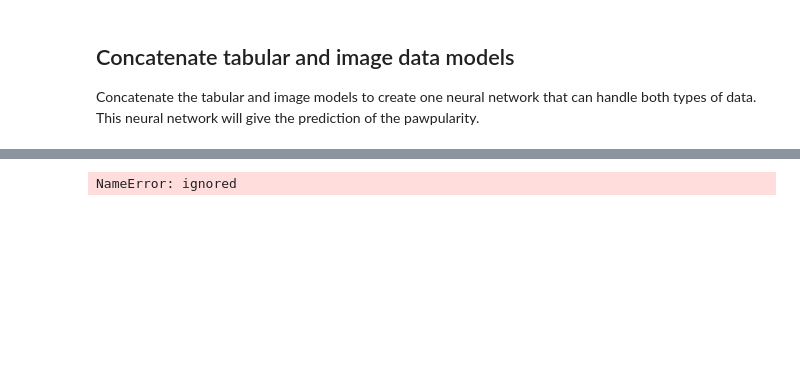
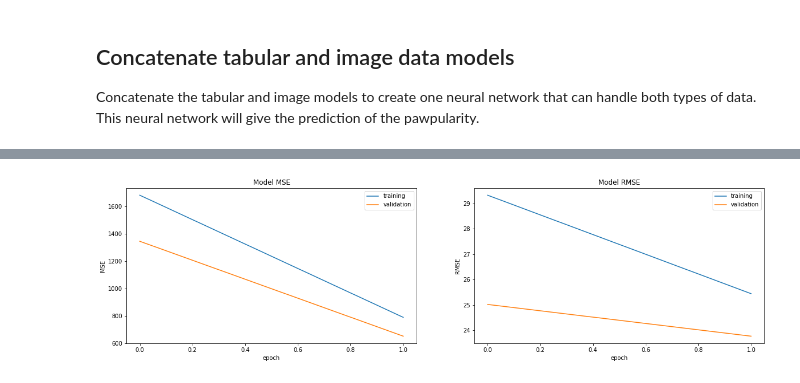
Before and after one commit to ilsefeenstra/CassBenteDemiIlse, a Jupyter notebook: code/Milestone_4/K_fold_grafiekje.ipynb, the cells around one changed output, grey strips where cells are left out. Saved outputs shown, nothing was run; the diff lists cells and outputs as text; code cells hidden in the pictures; blank space fills up the shorter version.

```diff
--- a/code/Milestone_4/K_fold_grafiekje.ipynb
+++ b/code/Milestone_4/K_fold_grafiekje.ipynb
@@ -382,11 +336,13 @@ def train_and_evaluate(model, image_x, tabular_x, train_y, x_val_tabular, x_val_
     history = model.fit(train_gen.flow([image_x, tabular_x], train_y), epochs = epochs, validation_data=val_gen.flow([x_val_imgs, x_val_tabular], val_y))
 
     # Plot the loss and metric
-    plot_loss(history)
+    # plot_loss(history)
 
 
 
-    print(f"Validation Accuracy: {model.evaluate(val_gen.flow([x_val_imgs, x_val_tabular], val_y))[1]}")
+    # print(f"Validation Accuracy: {model.evaluate(val_gen.flow([x_val_imgs, x_val_tabular], val_y))[1]}")
+
+    return history
 # %%
 from sklearn.model_selection import KFold
 
@@ -397,7 +353,7 @@ def k_fold(num_folds, x_tabular, y, x_imgs, model1, model2, epochs=20, preproces
     and then the model is trained on the data, where a different batch is the
     validation data each time.
     """
-    losses = pd.DataFrame()
+    losses = {}
 
     # Create kfold object to later split the data
     kfold = KFold(n_splits=num_folds, shuffle=True)
@@ -411,6 +367,12 @@ def k_fold(num_folds, x_tabular, y, x_imgs, model1, model2, epochs=20, preproces
     # Train and evaluate the model for num-fold times on a different training
     # and validation set each time
     count = 0
+
+    train_loss = np.array(np.zeros(num_folds))
+    train_acc = np.array(np.zeros(num_folds))
+    val_loss = np.array(np.zeros(num_folds))
+    val_acc = np.array(np.zeros(num_folds))
+
     for id_train, id_val in kfold.split(x_indices, y_indices):
 
         # Create subset training and validation data
@@ -424,35 +386,57 @@ def k_fold(num_folds, x_tabular, y, x_imgs, model1, model2, epochs=20, preproces
 
         # Train and evaluate the model
         concat_model = concatenate_models(model1, model2, hidden_nodes=20)
-        train_and_evaluate(concat_model, x_imgs_train, x_tabular_train,
-                           y_train, x_tabular_val, x_imgs_val, y_val_2, epochs=2,  preprocess={}, augment={})
+        history = train_and_evaluate(concat_model, x_imgs_train, x_tabular_train,
+                           y_train, x_tabular_val, x_imgs_val, y_val_2, epochs=epochs,  preprocess={}, augment={})
 
         # Add the train and evaluation loss each time
         train_loss += concat_model.evaluate([x_imgs_train, x_tabular_train], y_train)
         val_loss += concat_model.evaluate([x_imgs_val, x_tabular_val], y_val_2)
 
-        losses[count,:] = concat_model.history.history['val_loss']
+        print(f'train loss {train_loss}')
+        print(history.history['loss'])
+
+        # Add all the losses and metrics
+        train_loss += history.history['loss']
+        train_acc += history.history['root_mean_squared_error']
+        val_loss += history.history['val_loss']
+        val_acc += history.history['val_root_mean_squared_error']
+
+        losses[count] = history.history
         count += 1
 
-        display(losses)
+    # Calculate average loss and metric
+    avg_train_loss = train_loss / num_folds
+    avg_val_loss = val_loss / num_folds
+    avg_train_acc = train_acc / num_folds
+    avg_val_acc = val_acc / num_folds
 
-    avg_train_loss = []
-    avg_val_loss = []
+    print(train_loss, avg_train_loss)
 
-    # fig, axs = plt.subplots(1,2,figsize=(20,5))
+    fig, axs = plt.subplots(1,2,figsize=(20,5))
 
-    # for i in range(num_folds):
-    #   # Calculate the average of the train and validation loss
-    #   avg_train_loss.append(concat_model.history
-    #                         train_loss[i] / num_folds)
-    #   avg_val_loss.append(val_loss[i] / num_folds)
+    # Plot MSE
+    axs[0].plot(avg_train_loss)
+    axs[0].plot(avg_val_loss)
+    axs[0].legend(['training', 'validation'], loc='best')
 
-    #   axs[i].plot(avg_train_loss[i])
-    #   axs[i].plot(avg_val_loss[i])
-    #   axs[i].legend(['training', 'validation'], loc='best')
+    axs[0].set_title('Model MSE')
+    axs[0].set_ylabel('MSE')
+    axs[0].set_xlabel('epoch')
 
-    # plt.show()
+    # Plot RMSE
+    axs[1].plot(avg_train_acc)
+    axs[1].plot(avg_val_acc)
+    axs[1].legend(['training', 'validation'], loc='best')
+
+    axs[1].set_title('Model RMSE')
+    axs[1].set_ylabel('RMSE')
+    axs[1].set_xlabel('epoch')
+
+    plt.show()
 
     return avg_train_loss, avg_val_loss
 
-avg_train_loss, avg_val_loss = k_fold(2, x_tabular, y, x_images, image_NN, tabular_NN)
+avg_train_loss, avg_val_loss = k_fold(2, x_tabular, y, x_images, image_NN, tabular_NN, epochs=2)
+# display(loss_df)
+# %% [output]
@@ -459,5 +460,2 @@ avg_train_loss, avg_val_loss = k_fold(2, x_tabular, y, x_images, image_NN, tabul
+[figure, added]
-# %%
-display(losses)
-# %% [output]
-NameError: ignored
 # %%
```
Also changed, not shown: parts of 7 cells of this notebook.
